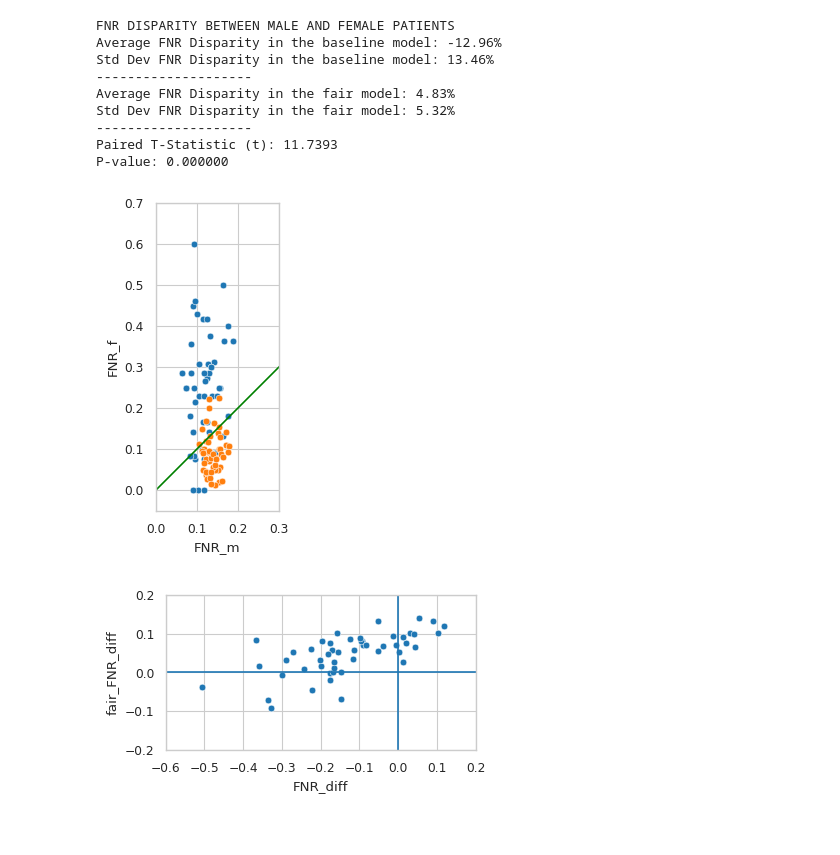
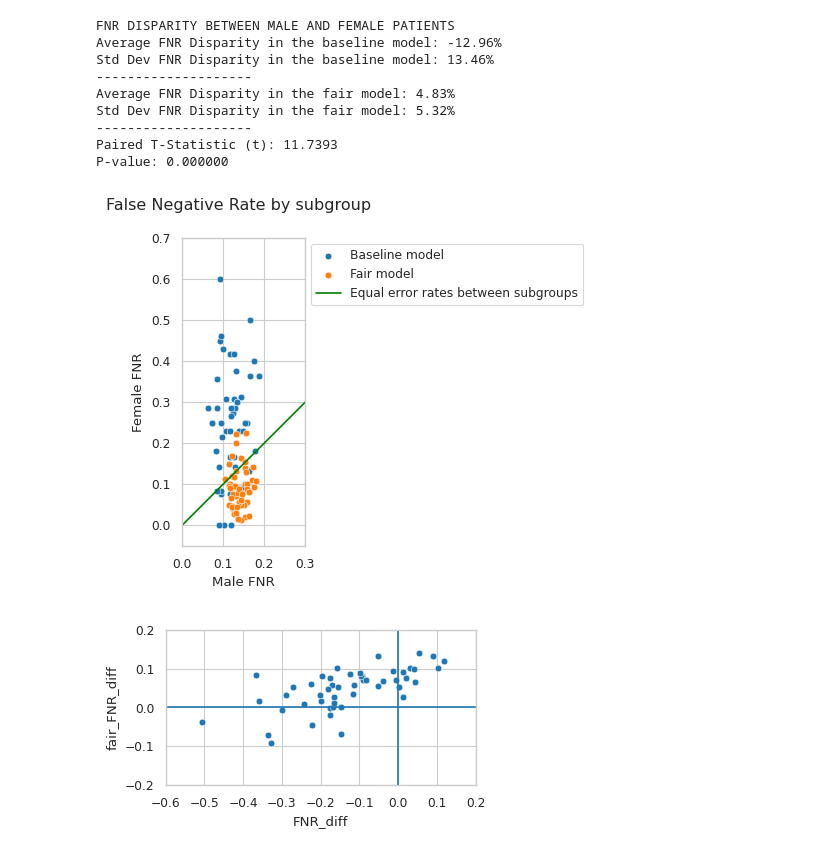
Before and after one commit to LuSyo/Health-ML-Bias-Experiments, a Jupyter notebook: notebooks/02_CAD_counterfactual_fairness.ipynb, the cells around one changed output. Drawn from its saved outputs; the diff is of its cells as text; code cells hidden in the pictures.

Commit message:
- FNR plot labels

```diff
--- a/notebooks/02_CAD_counterfactual_fairness.ipynb
+++ b/notebooks/02_CAD_counterfactual_fairness.ipynb
@@ -882,14 +882,18 @@ P-value: 0.000000
 # %%
 fig, ax = plt.subplots(figsize=(4, 4))
 sns.scatterplot(perf_metrics_df, x='FNR_m', y='FNR_f', ax=ax, c='#1f77b4')
 sns.scatterplot(perf_metrics_df, x='fair_FNR_m', y='fair_FNR_f', ax=ax, c='#ff7f0e')
 plt.plot([0,.7],[0,.7],c='g')
+fig.suptitle('False Negative Rate by subgroup')
+plt.xlabel('Male FNR')
+plt.ylabel('Female FNR')
+plt.legend(labels=['Baseline model', 'Fair model', 'Equal error rates between subgroups'], loc='upper left', bbox_to_anchor=(1, 1))
 ax.set_xlim([0,0.3])
 ax.set_ylim([-.05,0.7])
 ax.set_aspect('equal')
 plt.show()
 # %% [output]
-[figure, old version]
+[figure, new version]
 # %%
 fig, ax = plt.subplots(figsize=(4, 4))
 sns.scatterplot(perf_metrics_df, x='FNR_diff', y='fair_FNR_diff')
```
